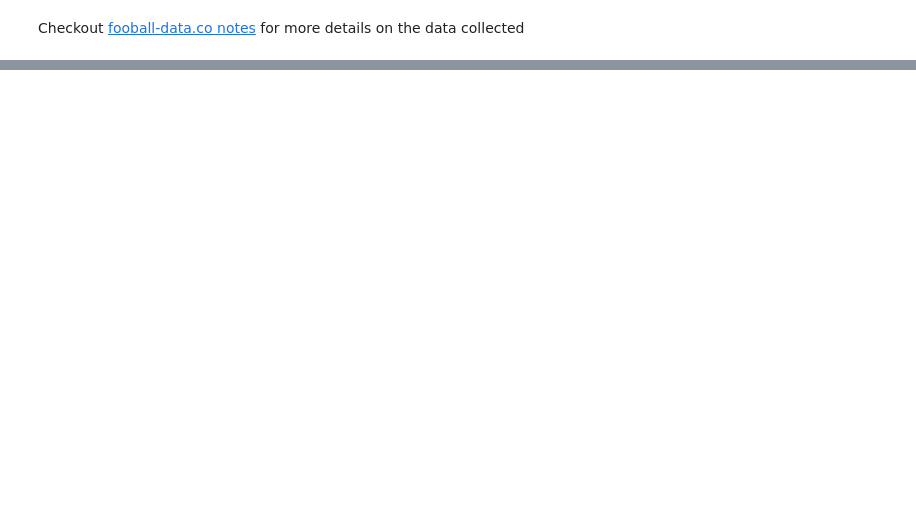
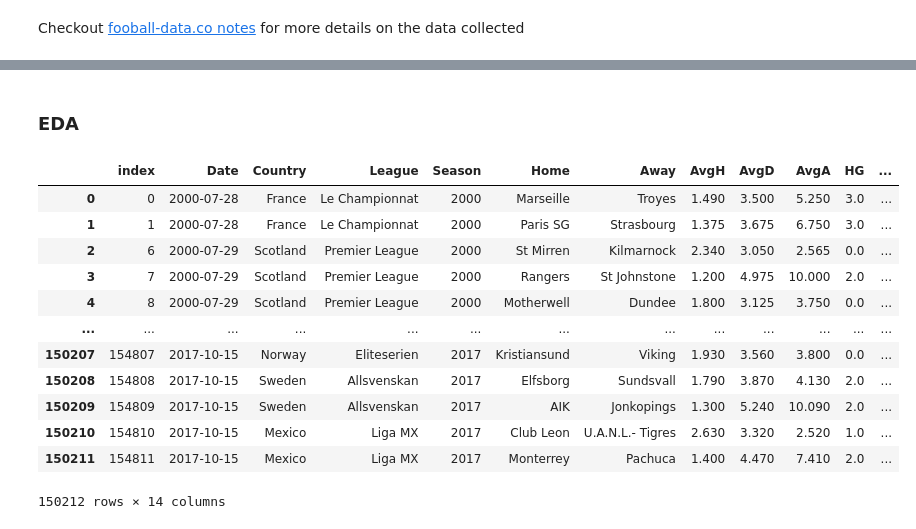
Before and after one commit to The-Professor99/ML_Practice, a Jupyter notebook: 002_Classification_Odd_Even_Football_Results.ipynb, the cells around one changed output, grey strips where cells are left out. Cells and saved outputs as stored; diff of their text form; code cells hidden in the pictures; blank space fills up the shorter version.

```diff
--- a/002_Classification_Odd_Even_Football_Results.ipynb
+++ b/002_Classification_Odd_Even_Football_Results.ipynb
@@ -78,0 +38,2 @@ dataset
+# %%
+dataset = pd.read_csv("football_data.csv", parse_dates=["Date"])
@@ -78,0 +64,2 @@ dataset
+# %%
+dataset = dataset.dropna().reset_index()
@@ -78,0 +68,29 @@ dataset
+# %%
+X, y = extract_targets(dataset)
+
+# let's treat the data as a time series. This is because my initial assumption is that past
+# results may have some influence on present results. For this reason, I am not shuffling.
+# However, our model may need to have an idea of current standings hence there might still
+# be a need to shuffle
+X_train_val, X_test, y_train_val, y_test = train_test_split(X, y, test_size=0.20, shuffle=False)
+X_train, X_val, y_train, y_val = train_test_split(X_train_val, y_train_val, test_size=0.15, shuffle=False)
+# %% [markdown]
+### EDA
+# %%
+train_dataset = X_train.join(y_train)
+# %%
+train_dataset
+# %% [output]
+|  | index | Date | Country | League | Season | Home | Away | AvgH | AvgD | AvgA | HG | ... |
+| 0 | 0 | 2000-07-28 | France | Le Championnat | 2000 | Marseille | Troyes | 1.490 | 3.500 | 5.250 | 3.0 | ... |
+| 1 | 1 | 2000-07-28 | France | Le Championnat | 2000 | Paris SG | Strasbourg | 1.375 | 3.675 | 6.750 | 3.0 | ... |
+| 2 | 6 | 2000-07-29 | Scotland | Premier League | 2000 | St Mirren | Kilmarnock | 2.340 | 3.050 | 2.565 | 0.0 | ... |
+| 3 | 7 | 2000-07-29 | Scotland | Premier League | 2000 | Rangers | St Johnstone | 1.200 | 4.975 | 10.000 | 2.0 | ... |
+| 4 | 8 | 2000-07-29 | Scotland | Premier League | 2000 | Motherwell | Dundee | 1.800 | 3.125 | 3.750 | 0.0 | ... |
+| ... | ... | ... | ... | ... | ... | ... | ... | ... | ... | ... | ... | ... |
+| 150207 | 154807 | 2017-10-15 | Norway | Eliteserien | 2017 | Kristiansund | Viking | 1.930 | 3.560 | 3.800 | 0.0 | ... |
+| 150208 | 154808 | 2017-10-15 | Sweden | Allsvenskan | 2017 | Elfsborg | Sundsvall | 1.790 | 3.870 | 4.130 | 2.0 | ... |
+| 150209 | 154809 | 2017-10-15 | Sweden | Allsvenskan | 2017 | AIK | Jonkopings | 1.300 | 5.240 | 10.090 | 2.0 | ... |
+| 150210 | 154810 | 2017-10-15 | Mexico | Liga MX | 2017 | Club Leon | U.A.N.L.- Tigres | 2.630 | 3.320 | 2.520 | 1.0 | ... |
+| 150211 | 154811 | 2017-10-15 | Mexico | Liga MX | 2017 | Monterrey | Pachuca | 1.400 | 4.470 | 7.410 | 2.0 | ... |
+150212 rows × 14 columns
```
Also changed, not shown: parts of 49 cells of this notebook.
